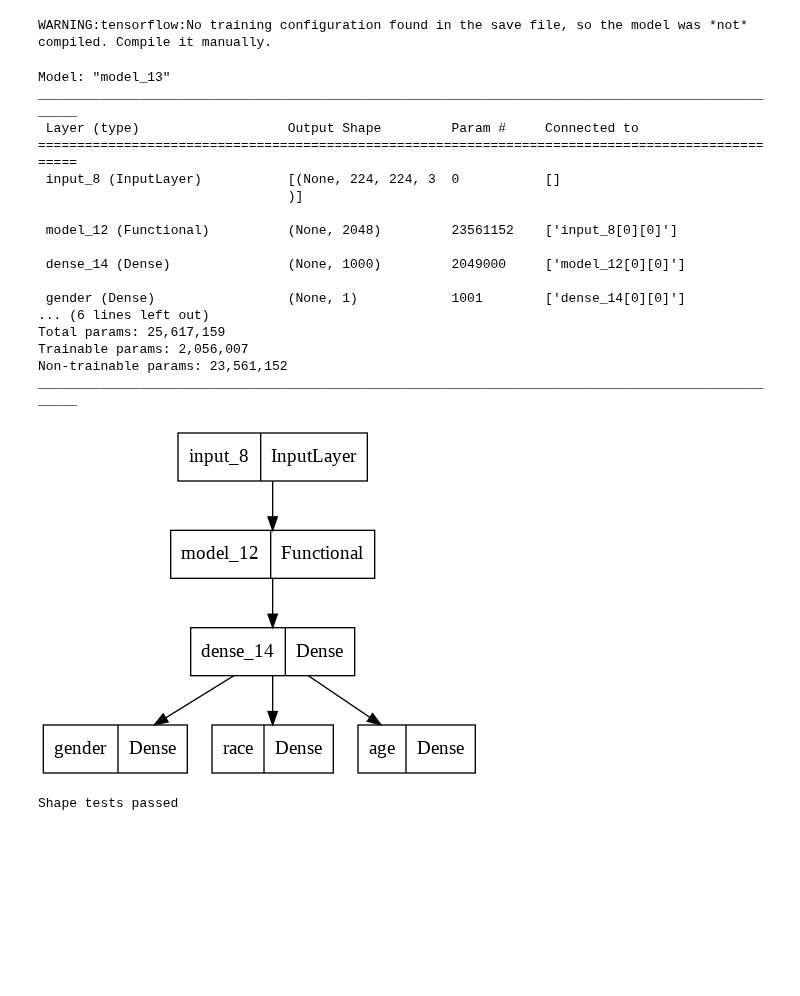
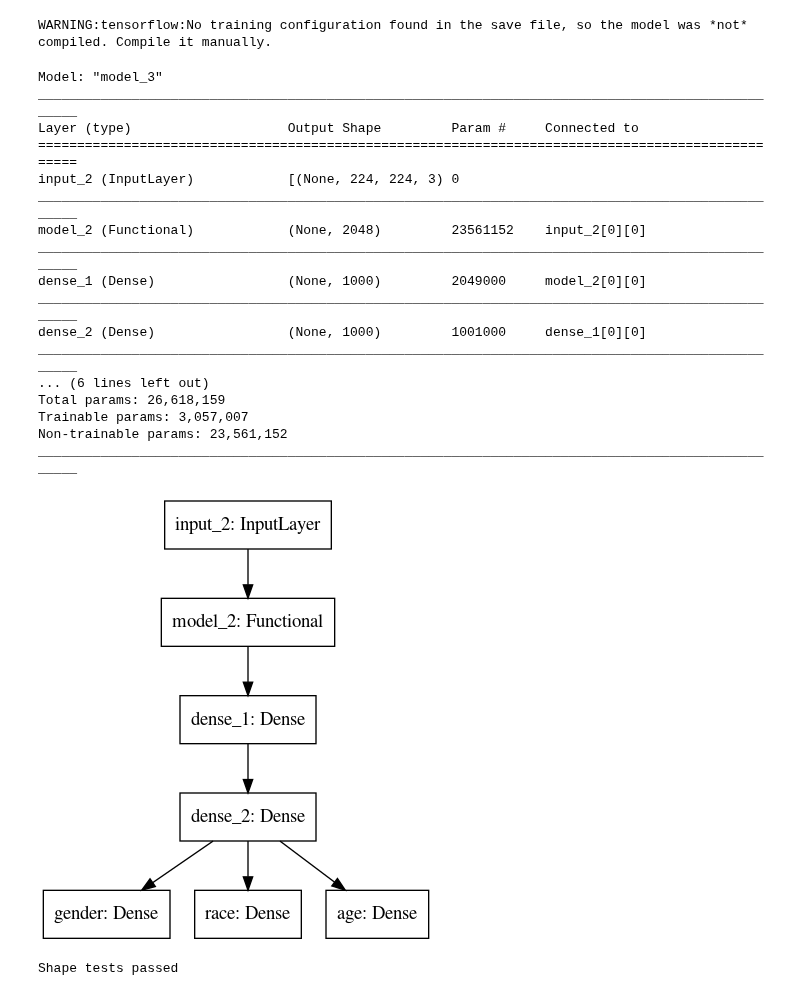
Before and after one commit to larinsi/DS0P, a Jupyter notebook: Machine_learning_Middle_level_Neural_networks/05_Convolutional_neural_networks_Pt2/Homework/homework_2_.ipynb, the cells around one changed output. Drawn from its saved outputs; the diff is of its cells as text; code cells hidden in the pictures; blank space fills up the shorter version.

```diff
--- a/Machine_learning_Middle_level_Neural_networks/05_Convolutional_neural_networks_Pt2/Homework/homework_2_.ipynb
+++ b/Machine_learning_Middle_level_Neural_networks/05_Convolutional_neural_networks_Pt2/Homework/homework_2_.ipynb
@@ -750,50 +719,51 @@ from tensorflow.keras.layers import Dense
 
 input_layer = Input(shape=(IMAGE_SIZE, IMAGE_SIZE, 3))
 
 # < YOUR CODE STARTS HERE >
 # переменная model должна содержать модель для дальнейшего обучения
 
-fine_tune_at = 150
+fine_tune_at = 160
 
 for layer in base_model.layers[fine_tune_at:]:
     layer.trainable = True
 
 
 base_model_out = base_model(input_layer)
 
 dense_layer = Dense(1000, activation="relu")(base_model_out)
+dense_layer_2 = Dense(1000, activation="relu")(dense_layer)
 
 
-output_gender = tf.keras.layers.Dense(1, activation="sigmoid", name="gender")(dense_layer)
-output_race = tf.keras.layers.Dense(5, activation="softmax", name="race")(dense_layer)
-output_age = tf.keras.layers.Dense(1, activation="sigmoid", name="age")(dense_layer)
+output_gender = tf.keras.layers.Dense(1, activation="sigmoid", name="gender")(dense_layer_2)
+output_race = tf.keras.layers.Dense(5, activation="softmax", name="race")(dense_layer_2)
+output_age = tf.keras.layers.Dense(1, activation="sigmoid", name="age")(dense_layer_2)
 
 
 model = tf.keras.Model(inputs=input_layer, outputs=[output_gender, output_race, output_age])
 
 
 # < YOUR CODE ENDS HERE >
 model.summary()
 plot_model(model)
 # %% [output]
-Model: "model_13"
+Model: "model_3"
 __________________________________________________________________________________________________
- Layer (type)                   Output Shape         Param #     Connected to
+Layer (type)                    Output Shape         Param #     Connected to
 ==================================================================================================
- input_8 (InputLayer)           [(None, 224, 224, 3  0           []
-                                )]
-
- model_12 (Functional)          (None, 2048)         23561152    ['input_8[0][0]']
-
- dense_14 (Dense)               (None, 1000)         2049000     ['model_12[0][0]']
-
- gender (Dense)                 (None, 1)            1001        ['dense_14[0][0]']
+input_2 (InputLayer)            [(None, 224, 224, 3) 0
+__________________________________________________________________________________________________
+model_2 (Functional)            (None, 2048)         23561152    input_2[0][0]
+__________________________________________________________________________________________________
+dense_1 (Dense)                 (None, 1000)         2049000     model_2[0][0]
+__________________________________________________________________________________________________
+dense_2 (Dense)                 (None, 1000)         1001000     dense_1[0][0]
+__________________________________________________________________________________________________
 ... (6 lines left out)
-Total params: 25,617,159
-Trainable params: 2,056,007
+Total params: 26,618,159
+Trainable params: 3,057,007
 Non-trainable params: 23,561,152
 __________________________________________________________________________________________________
-[figure, old version]
+[figure, new version]
 # %%
 prediction = model(np.zeros((6, IMAGE_SIZE, IMAGE_SIZE, 3), dtype=np.float32))
 assert len(prediction) == 3, "Модель должна возвращать три тензора"
```
Also changed, not shown: parts of 19 cells of this notebook.
